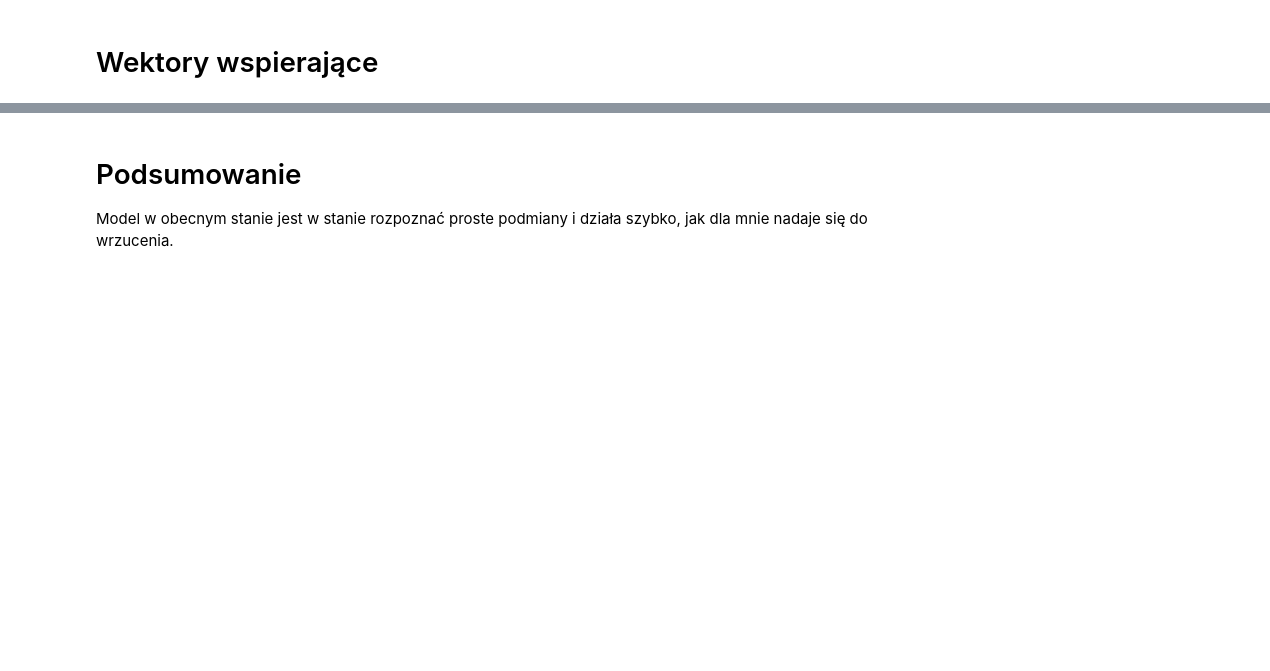
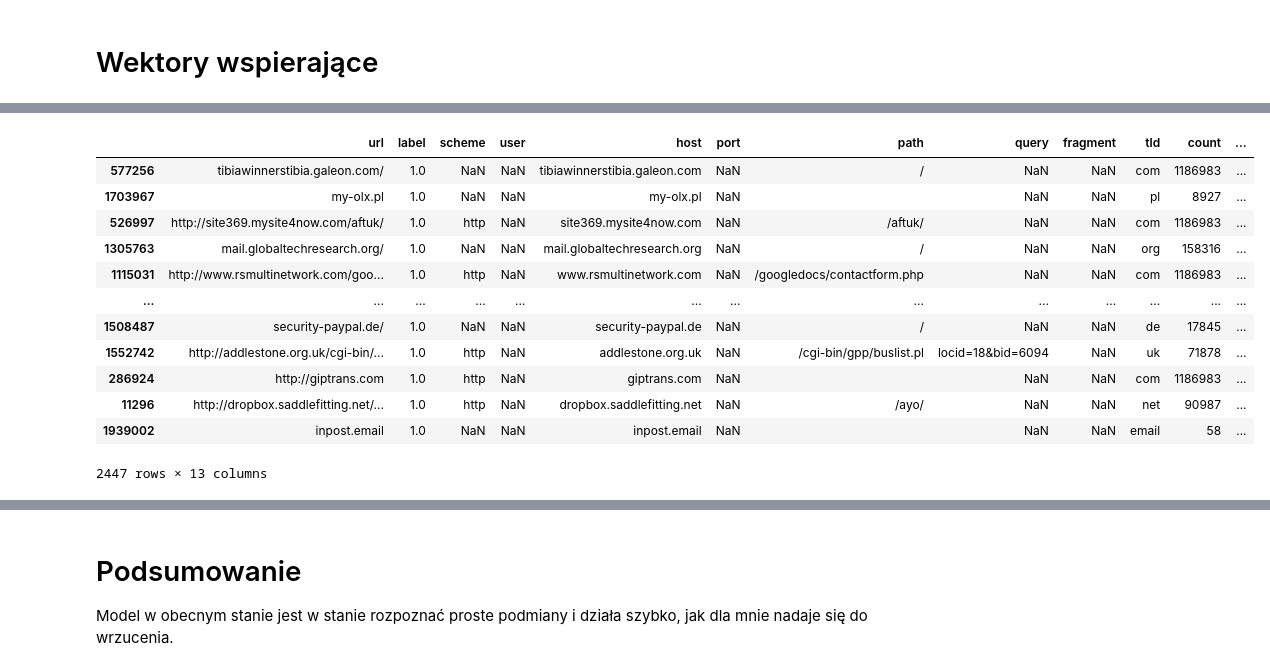
Before and after one commit to knmlprz/mallicious-url-model, a Jupyter notebook: Notebooks/Second_model-combined-URLs.ipynb, the cells around one changed output, grey strips where cells are left out. Saved outputs shown, nothing was run; the diff lists cells and outputs as text; code cells hidden in the pictures; blank space fills up the shorter version.

```diff
--- a/Notebooks/Second_model-combined-URLs.ipynb
+++ b/Notebooks/Second_model-combined-URLs.ipynb
@@ -218,7 +292,7 @@ testX = sc.transform(testX)
 # %%
 from sklearn import svm
 
-clf = svm.SVC(verbose=True)
+clf = svm.SVC()
 clf.fit(trainX, trainY)
 # %% [output]
 [LibSVM]
@@ -236,0 +314,4 @@ clf.score(testX[testY == 0], testY[testY == 0]) # Dane złe = 1
+# %%
+from sklearn.ensemble import RandomForestClassifier
+clf2 = RandomForestClassifier(max_depth=6, random_state=0, min_samples_leaf=2)
+clf2.fit(trainX, trainY)
@@ -247,0 +364,18 @@ def transform(url):
+# %%
+balanced_df["pred"] = clf2.predict(sc.transform(features))
+# %%
+balanced_df[(balanced_df["enc"] == 1) & (balanced_df["pred"] == 0)]
+# %% [output]
+|  | url | label | scheme | user | host | port | path | query | fragment | tld | count | ... |
+| 577256 | tibiawinnerstibia.galeon.com/ | 1.0 | NaN | NaN | tibiawinnerstibia.galeon.com | NaN | / | NaN | NaN | com | 1186983 | ... |
+| 1703967 | my-olx.pl | 1.0 | NaN | NaN | my-olx.pl | NaN |  | NaN | NaN | pl | 8927 | ... |
+| 526997 | http://site369.mysite4now.com/aftuk/ | 1.0 | http | NaN | site369.mysite4now.com | NaN | /aftuk/ | NaN | NaN | com | 1186983 | ... |
+| 1305763 | mail.globaltechresearch.org/ | 1.0 | NaN | NaN | mail.globaltechresearch.org | NaN | / | NaN | NaN | org | 158316 | ... |
+| 1115031 | http://www.rsmultinetwork.com/goo... | 1.0 | http | NaN | www.rsmultinetwork.com | NaN | /googledocs/contactform.php | NaN | NaN | com | 1186983 | ... |
+| ... | ... | ... | ... | ... | ... | ... | ... | ... | ... | ... | ... | ... |
+| 1508487 | security-paypal.de/ | 1.0 | NaN | NaN | security-paypal.de | NaN | / | NaN | NaN | de | 17845 | ... |
+| 1552742 | http://addlestone.org.uk/cgi-bin/... | 1.0 | http | NaN | addlestone.org.uk | NaN | /cgi-bin/gpp/buslist.pl | locid=18&bid=6094 | NaN | uk | 71878 | ... |
+| 286924 | http://giptrans.com | 1.0 | http | NaN | giptrans.com | NaN |  | NaN | NaN | com | 1186983 | ... |
+| 11296 | http://dropbox.saddlefitting.net/... | 1.0 | http | NaN | dropbox.saddlefitting.net | NaN | /ayo/ | NaN | NaN | net | 90987 | ... |
+| 1939002 | inpost.email | 1.0 | NaN | NaN | inpost.email | NaN |  | NaN | NaN | email | 58 | ... |
+2447 rows × 13 columns
```
Also changed, not shown: parts of 28 cells of this notebook.
